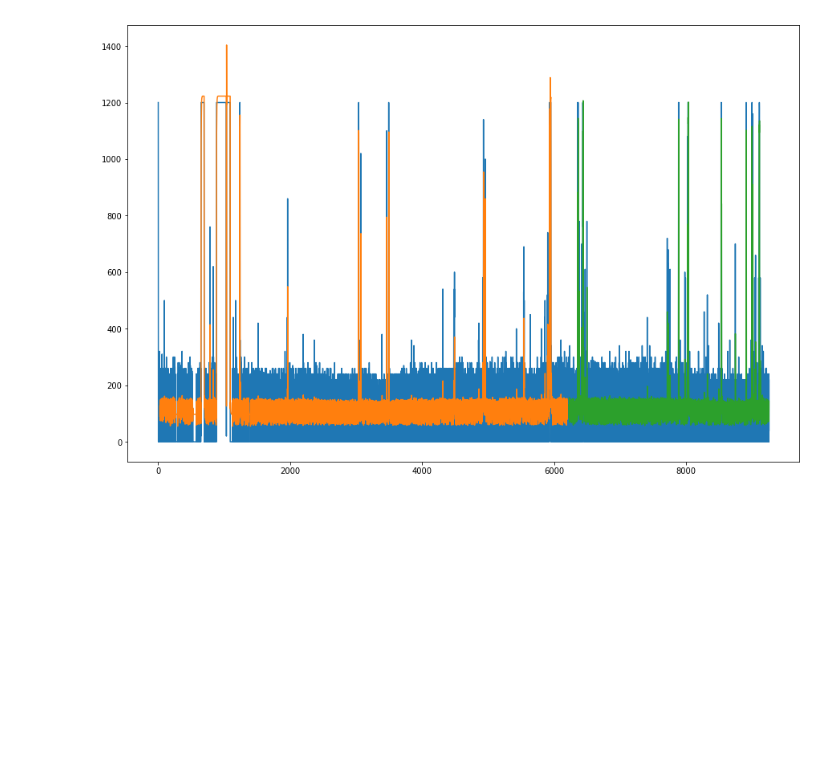
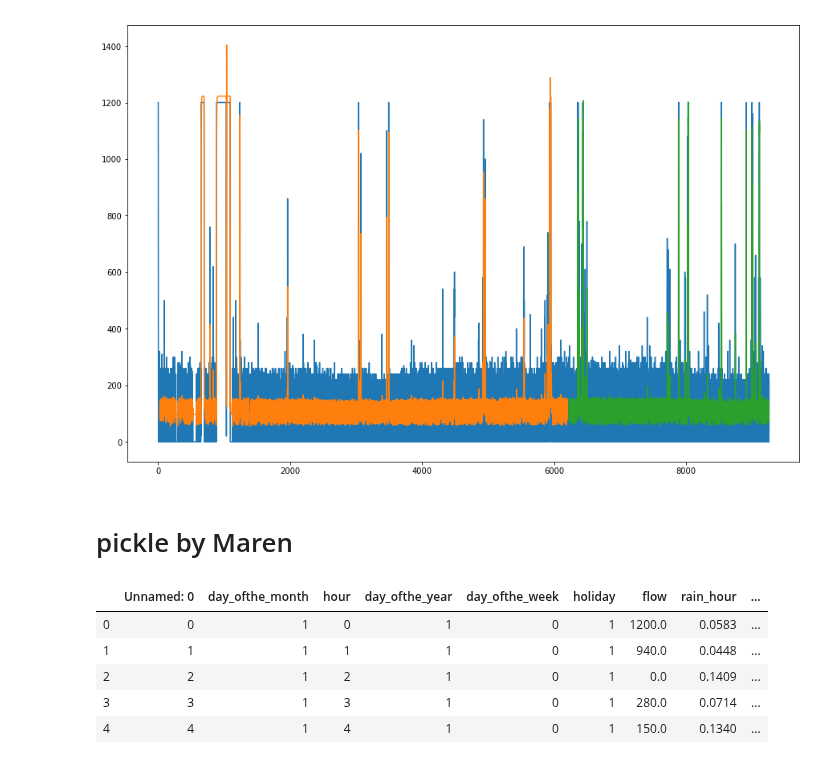
Before and after one commit to rogertian0707/jbg060, a Jupyter notebook: code/ML model/RNN pls work/LSTM try.ipynb, the cells around one changed output. Saved outputs shown, nothing was run; the diff lists cells and outputs as text; code cells hidden in the pictures; blank space fills up the shorter version.

```diff
--- a/code/ML model/RNN pls work/LSTM try.ipynb
+++ b/code/ML model/RNN pls work/LSTM try.ipynb
@@ -319,3 +321,16 @@ plt.plot(testPredictPlot)
 plt.show()
 # %% [output]
 [figure]
+# %% [markdown]
+# pickle by Maren
+# %%
+new_data = pd.read_pickle('../../../data/Bokhoven.pickle')
+# %%
+new_data.head()
+# %% [output]
+|  | Unnamed: 0 | day_ofthe_month | hour | day_ofthe_year | day_ofthe_week | holiday | flow | rain_hour | ... |
+| 0 | 0 | 1 | 0 | 1 | 0 | 1 | 1200.0 | 0.0583 | ... |
+| 1 | 1 | 1 | 1 | 1 | 0 | 1 | 940.0 | 0.0448 | ... |
+| 2 | 2 | 1 | 2 | 1 | 0 | 1 | 0.0 | 0.1409 | ... |
+| 3 | 3 | 1 | 3 | 1 | 0 | 1 | 280.0 | 0.0714 | ... |
+| 4 | 4 | 1 | 4 | 1 | 0 | 1 | 150.0 | 0.1340 | ... |
```
Also changed, not shown: parts of 3 cells of this notebook.
